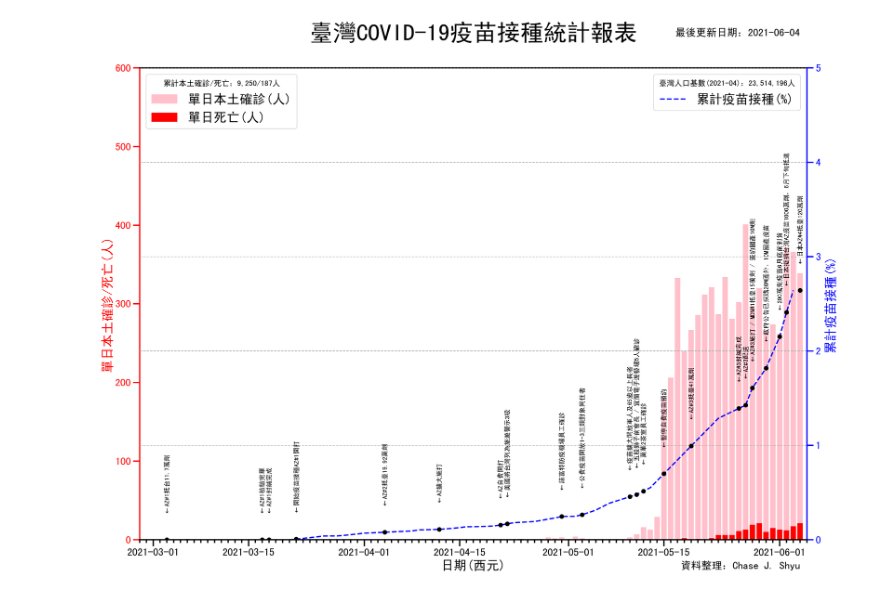
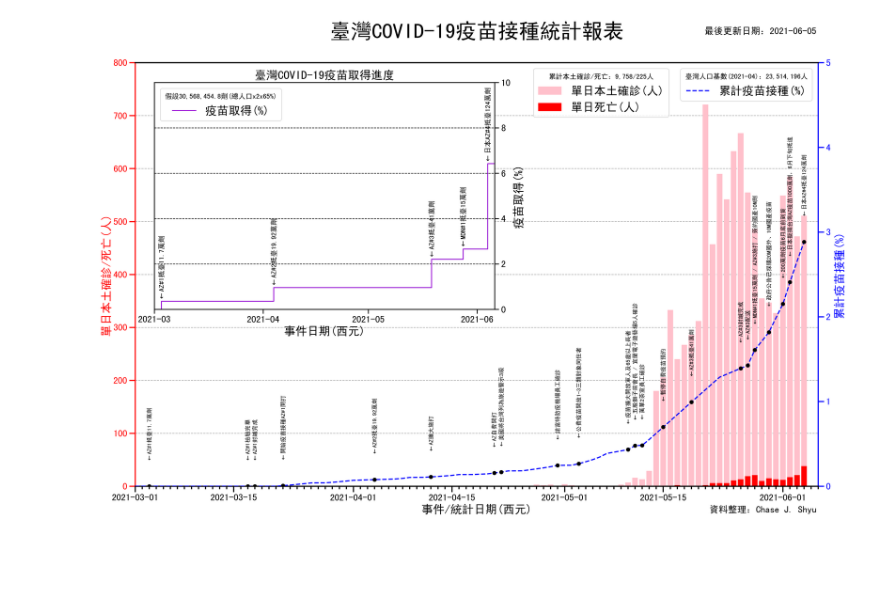
Before and after one commit to chaseshyu/VaccineCOVID19Taiwan, a Jupyter notebook: plotVaccineCOVID19Taiwan.ipynb, the cells around one changed output. Saved outputs shown, nothing was run; the diff lists cells and outputs as text; code cells hidden in the pictures; blank space fills up the shorter version.

Commit message:
Update for 2021/6/4. Add progress of vaccine obtainment.

```diff
--- a/plotVaccineCOVID19Taiwan.ipynb
+++ b/plotVaccineCOVID19Taiwan.ipynb
@@ -69,11 +99,10 @@ fig, ax_covid = plt.subplots(1,1,figsize=figsize,dpi=300)
 ax_vaccine = ax_covid.twinx()
 
 # plot confirmed case and death
-ax_covid.bar(df.index, df[ConfirmedLocalDaily],color=confirmd_color,label=label_confirmed)
-ax_covid.bar(df.index, df[DeathDaily],color=death_color,label=label_death)
-ax_covid.legend(loc=2,fontsize=label_size,title=text_confirmed_amount)
+ax_covid.bar(df.index, df[ConfirmedLocalDaily] + df[ConfirmedLocalCorrectDaily],color=confirmd_color,label=label_confirmed,zorder=10)
+ax_covid.bar(df.index, df[DeathDaily],color=death_color,label=label_death,zorder=10)
 
-ax_covid.set_ylim(0,600)
+ax_covid.set_ylim(0,covid_ylim_max)
 ax_covid.set_ylabel(label_right, fontsize=label_size)
 ax_covid.set_xlabel(label_bottom, fontsize=label_size)
 ax_covid.spines['left'].set_color(death_color)
@@ -82,46 +111,94 @@ ax_covid.yaxis.label.set_color(death_color)
 ax_covid.tick_params(axis='y',colors=death_color)
 for axis in ['top','bottom','left','right']:
     ax_covid.spines[axis].set_linewidth(2)
 ax_covid.tick_params(which='major', length=10, width=2)
 ax_covid.tick_params(which='minor', length=5, width=2)
+ax_covid.patch.set_alpha(main_alpha)
+ax_covid.grid(axis='y',linestyle = '--', linewidth = 1,zorder=0,color='darkgray')
+
 
 # plot vaccine injected amount
-ind = ~df[InjectedAmount].isnull()
+ind = (~df[InjectedAmount].isnull()) & (df.index < (last_date + datetime.timedelta(days=-1)))
 ax_vaccine.plot(df.index[ind], df[InjectedAmount][ind]/population_202104*100,
-                '--',color=vaccine_color, linewidth = 2,label=label_left)
+                '--',color=vaccine_color, linewidth = 2,label=label_left,zorder=10)
 
 # text event information
 y_shift = ax_vaccine.get_ylim()[1]*0.1
 ind = ~df[Event].isnull()
+date = df.loc[ind,Date]
 for i in df[ind].index:
-    ycoord = df.loc[i,'mavg'] / population_202104*100 + y_shift
-    ax_vaccine.text(i,ycoord,'$\leftarrow$'+ df.loc[i,Event],
-                    rotation=90,fontsize=event_size,horizontalalignment='center')
-ax_vaccine.plot(df.index[ind], df["mavg"][ind]/population_202104*100 ,'o',color='black')
-ax_vaccine.legend(loc=1,fontsize=label_size,title=text_population)
+    ycoord = df.loc[date[i],'mavg'] / population_202104*100 + y_shift
+    ax_vaccine.text(df.loc[i,Date],ycoord,'$\leftarrow$'+ df.loc[i,Event],
+                    rotation=90,fontsize=event_size,horizontalalignment='center',zorder=10)
+ax_vaccine.plot(df.loc[ind,Date], df["mavg"][date]/population_202104*100 ,'o',color='black',zorder=10)
 
-ax_vaccine.grid(linestyle = '--', linewidth = 1)
-ax_vaccine.set_ylim(0,math.ceil(ax_vaccine.get_ylim()[1] * 1.7))
-ax_vaccine.set_xlim(df.index[10]+datetime.timedelta(days=18),df.index[-1]+datetime.timedelta(days=1))
+ax_vaccine.set_zorder(0)
+ax_vaccine.set_ylim(0,math.ceil(ax_vaccine.get_ylim()[1] * vac_ylim_times))
+ax_vaccine.set_xlim(first_date,df.index[-1]+datetime.timedelta(days=1))
 ax_vaccine.set_ylabel(label_left, fontsize=label_size)
 ax_vaccine.set_title(title,fontsize=title_size,y=1.05)
-ax_vaccine.text(df.index[-1],ax_vaccine.get_ylim()[1]*1.065,
+ax_vaccine.text(last_date,ax_vaccine.get_ylim()[1]*1.065,
                 text_last_updated,
                fontsize=tick_size,ha='right',va='bottom')
-ax_vaccine.text(df.index[-1],-ax_vaccine.get_ylim()[1]*0.065,text_sign,fontsize=tick_size,ha='right',va='bottom')
-ax_vaccine.spines['top'].set_visible(False)
+ax_vaccine.text(last_date,-ax_vaccine.get_ylim()[1]*0.065,text_sign,fontsize=tick_size,ha='right',va='bottom')
+#ax_vaccine.spines['top'].set_visible(False)
 ax_vaccine.spines['left'].set_visible(False)
 ax_vaccine.spines['right'].set_color(vaccine_color)
 for axis in ['top','bottom','left','right']:
     ax_vaccine.spines[axis].set_linewidth(2)
 ax_vaccine.yaxis.label.set_color(vaccine_color)
 ax_vaccine.tick_params(axis='y',colors=vaccine_color)
 ax_vaccine.xaxis.set_minor_locator(mdates.DayLocator())
 ax_vaccine.tick_params(which='major', length=10, width=2)
+ax_vaccine.patch.set_alpha(main_alpha)
+
+# plot vaccine progress
+ax_progress = fig.add_axes([0.08, 0.42, .45, 0.45])
+ax_progress.set_xlim(first_date,df.index[-1]+datetime.timedelta(days=1))
+ax_progress.set_ylim(0,prog_ylim_max)
+
+dd = np.vstack((df[Date][:-1],df[Date][1:])).T.reshape((1,-1),)[0]
+aa = np.vstack((df[ArrivedAmount][:-1],df[ArrivedAmount][:-1])).T.reshape((1,-1),)[0]
+ax_progress.plot(dd,aa / (population_202104*0.7*2) * 100,'-',color=progress_color,label=label_progress)
+
+y_shift = ax_vaccine.get_ylim()[1]*0.02
+ind = ~df[Event].isnull()
+date = df.loc[ind,Date]
+for i in df[ind].index:
+    if '抵臺' in df.loc[i,Event]:
+        ycoord = df.loc[date[i],ArrivedAmount] / (population_202104*0.7*2) * 100 + y_shift
+        ax_progress.text(df.loc[i,Date],ycoord,'$\leftarrow$'+ df.loc[i,Event].split('/')[0],
+                        rotation=90,fontsize=event_size+2,horizontalalignment='center',color=progress_text_color)
+
+ax_progress.set_title(title_prog,fontsize=label_size)
+ax_progress.patch.set_alpha(1)
+ax_progress.yaxis.tick_right()
+ax_progress.yaxis.set_label_position("right")
+ax_progress.set_xlabel(label_sub_bottom,fontsize=label_size)
+ax_progress.set_ylabel(label_progress,fontsize=label_size)
+ax_progress.set_yticks(np.arange(0, prog_ylim_max+.1, prog_y_interval))
+ax_progress.tick_params(axis='y',labelsize=tick_size)
+ax_progress.set_zorder(2)
+
+for axis in ['top','bottom','left','right']:
+    ax_progress.spines[axis].set_linewidth(1.5)
+    ax_progress.spines[axis].set_color(progress_axis_color)
+
+ax_progress.tick_params(which='major', length=7.5, width=1.5)
+ax_progress.xaxis.set_major_locator(mdates.MonthLocator())
+ax_progress.xaxis.label.set_color(progress_text_color)
+ax_progress.yaxis.label.set_color(progress_text_color)
+ax_progress.tick_params(axis='both',colors=progress_axis_color)
+ax_progress.grid(axis='y',linestyle = '--', linewidth = 1,color=progress_axis_color)
+
+ax_covid.legend(loc=1,bbox_to_anchor=(0.79, 1),fontsize=label_size,title=text_confirmed_amount)
+ax_vaccine.legend(loc=1,bbox_to_anchor=(1, 1),fontsize=label_size,title=text_population)
+ax_progress.legend(loc=2,fontsize=label_size,title=text_vaccine_estimation)
 
 # save figure
 plt.tight_layout()
-plt.savefig('VaccineCOVID19Taiwan.jpg',dpi=300)
-#plt.close()
+plt.savefig('VaccineCOVID19Taiwan-%s.jpg'%df.index[-1].strftime('%Y-%m-%d'),dpi=300)
+plt.show()
+plt.close()
 # %% [output]
-[figure, old version]
+[figure, new version]
```
Also changed, not shown: parts of 2 cells of this notebook, 5 other files.
